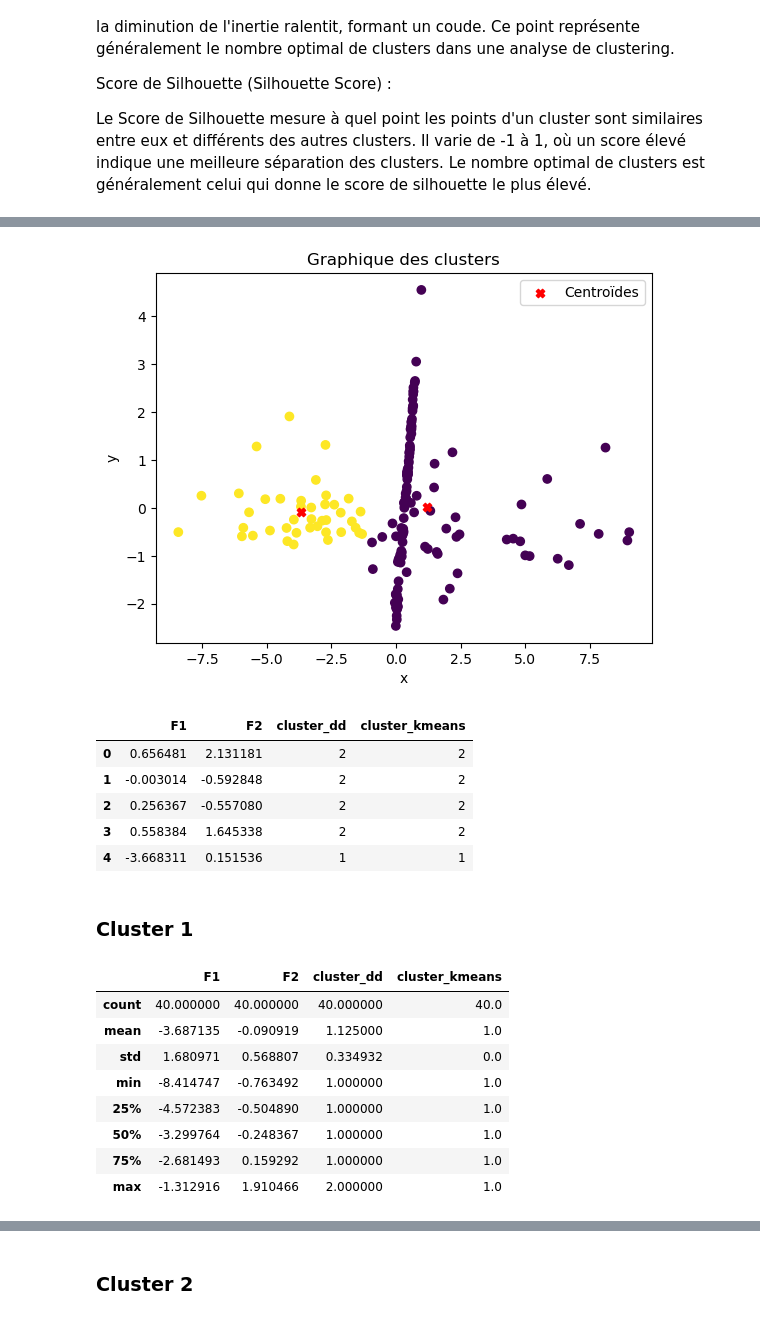
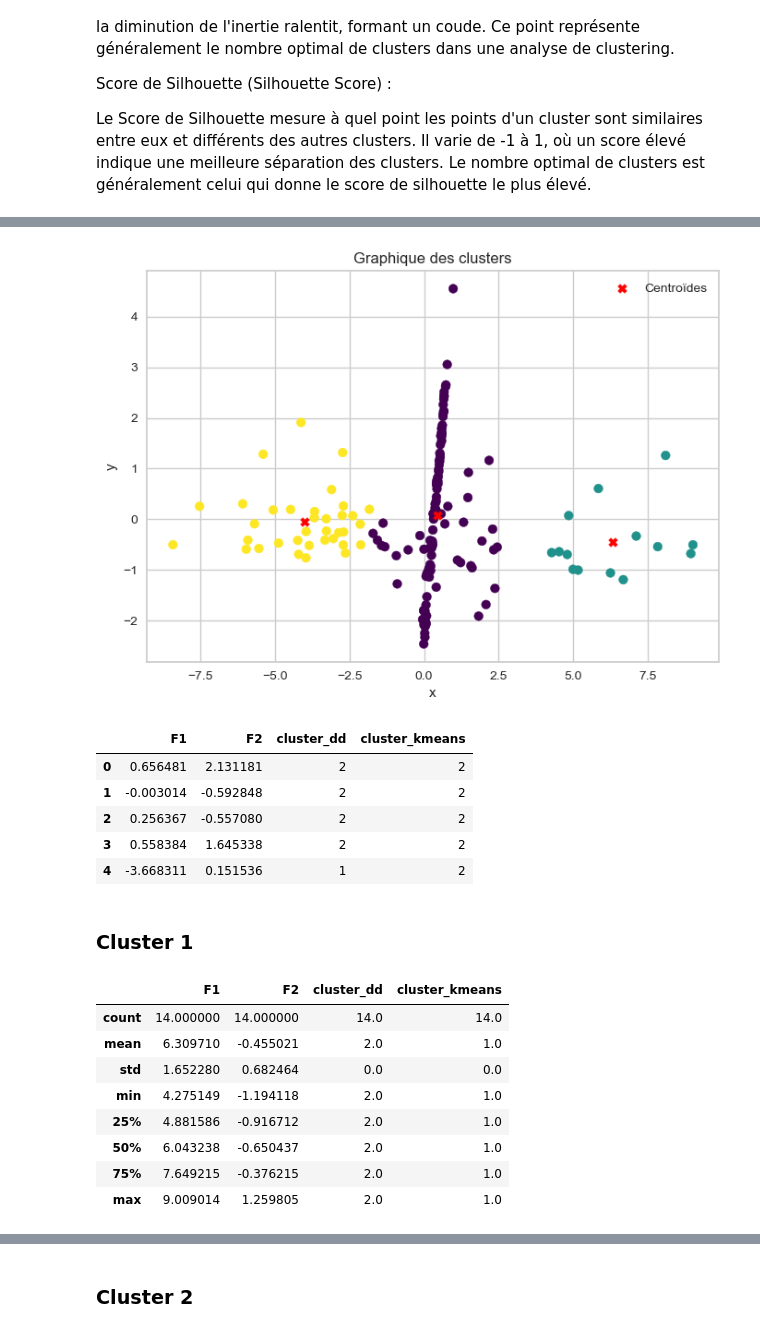
Before and after one commit to AntoineJBQ/Projet-9---Produisez-une--etude-de-marche--avec-Python, a Jupyter notebook: NOTEBOOK/clustering_visualisations.ipynb, the cells around one changed output, grey strips where cells are left out. Drawn from its saved outputs; the diff is of its cells as text; code cells hidden in the pictures.

```diff
--- a/NOTEBOOK/clustering_visualisations.ipynb
+++ b/NOTEBOOK/clustering_visualisations.ipynb
@@ -232,5 +232,5 @@ plt.show()
 # %%
 # Coupage du dendrogramme en 2 clusters
-clusters = fcluster(Z, 2, criterion='maxclust')
+clusters = fcluster(Z, 4, criterion='maxclust')
 clusters
 # %% [output]
@@ -341,7 +341,7 @@ Le nombre optimal de clusters est généralement celui qui donne le score de sil
 from sklearn.cluster import KMeans
 
 # Créer une instance de la classe KMeans avec 2 clusters
-kmeans = KMeans(n_clusters=2)
+kmeans = KMeans(n_clusters=3)
 
 # Entraîner le modèle KMeans sur les données numériques
 kmeans.fit(df_test)
@@ -390,20 +391,20 @@ array([[ 1.17988325,  0.02909421],
 # %%
 # Créer un graphique de dispersion
-plt.scatter(df['F1'], df['F2'], c=df['cluster_kmeans'])
+plt.scatter(df['F1'], df['F2'], c=df['cluster_kmeans'], cmap='viridis')
 
 # Ajouter des étiquettes et un titre
 plt.xlabel('x')
 plt.ylabel('y')
 plt.title('Graphique des clusters')
 
 # Ajouter les centroïdes au graphique
 plt.scatter(centroids[:, 0], centroids[:, 1], marker='X', color='red', label='Centroïdes')
 
 # Afficher le graphique
 plt.legend()
 plt.show()
 # %% [output]
-[figure, old version]
+[figure, new version]
 # %%
 df.loc[df['cluster_kmeans'] == 0, 'cluster_kmeans'] = 2
 df.head()
@@ -413,7 +414,7 @@ df.head()
 | 1 | -0.003014 | -0.592848 | 2 | 2 |
 | 2 | 0.256367 | -0.557080 | 2 | 2 |
 | 3 | 0.558384 | 1.645338 | 2 | 2 |
-| 4 | -3.668311 | 0.151536 | 1 | 1 |
+| 4 | -3.668311 | 0.151536 | 1 | 2 |
 # %% [markdown]
 ### Cluster 1
 # %%
@@ -421,14 +422,14 @@ cluster_1_k = df[df["cluster_kmeans"]==1]
 cluster_1_k.describe()
 # %% [output]
 |  | F1 | F2 | cluster_dd | cluster_kmeans |
-| count | 40.000000 | 40.000000 | 40.000000 | 40.0 |
-| mean | -3.687135 | -0.090919 | 1.125000 | 1.0 |
-| std | 1.680971 | 0.568807 | 0.334932 | 0.0 |
-| min | -8.414747 | -0.763492 | 1.000000 | 1.0 |
-| 25% | -4.572383 | -0.504890 | 1.000000 | 1.0 |
-| 50% | -3.299764 | -0.248367 | 1.000000 | 1.0 |
-| 75% | -2.681493 | 0.159292 | 1.000000 | 1.0 |
-| max | -1.312916 | 1.910466 | 2.000000 | 1.0 |
+| count | 14.000000 | 14.000000 | 14.0 | 14.0 |
+| mean | 6.309710 | -0.455021 | 2.0 | 1.0 |
+| std | 1.652280 | 0.682464 | 0.0 | 0.0 |
+| min | 4.275149 | -1.194118 | 2.0 | 1.0 |
+| 25% | 4.881586 | -0.916712 | 2.0 | 1.0 |
+| 50% | 6.043238 | -0.650437 | 2.0 | 1.0 |
+| 75% | 7.649215 | -0.376215 | 2.0 | 1.0 |
+| max | 9.009014 | 1.259805 | 2.0 | 1.0 |
 # %%
 cluster_1_k.sample(10)
 # %% [output]
```
Also changed, not shown: parts of 31 cells of this notebook, 5 other files.
